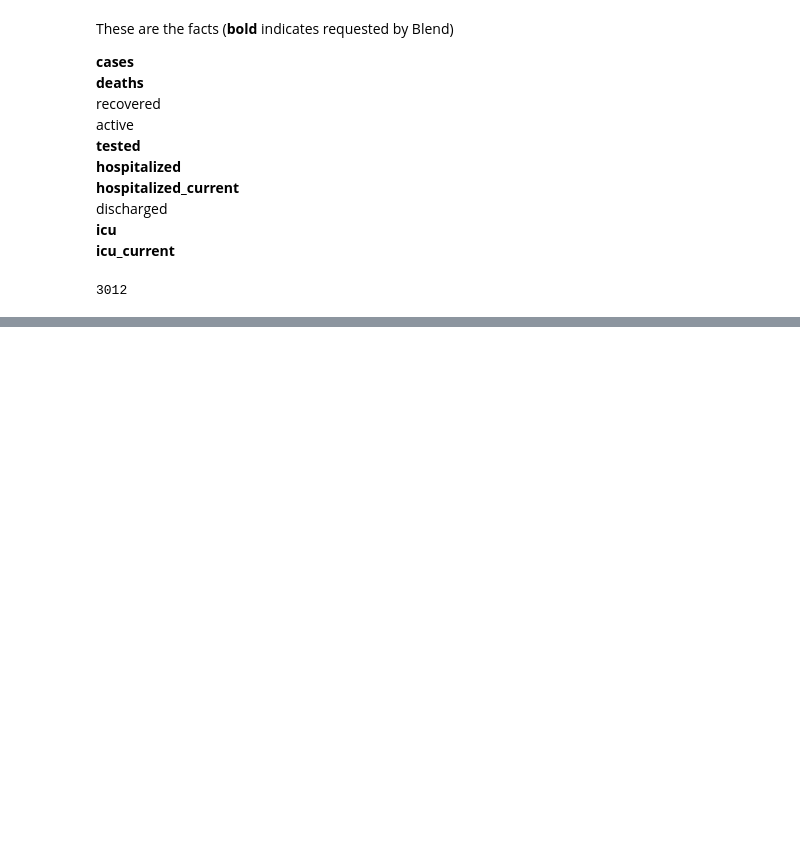
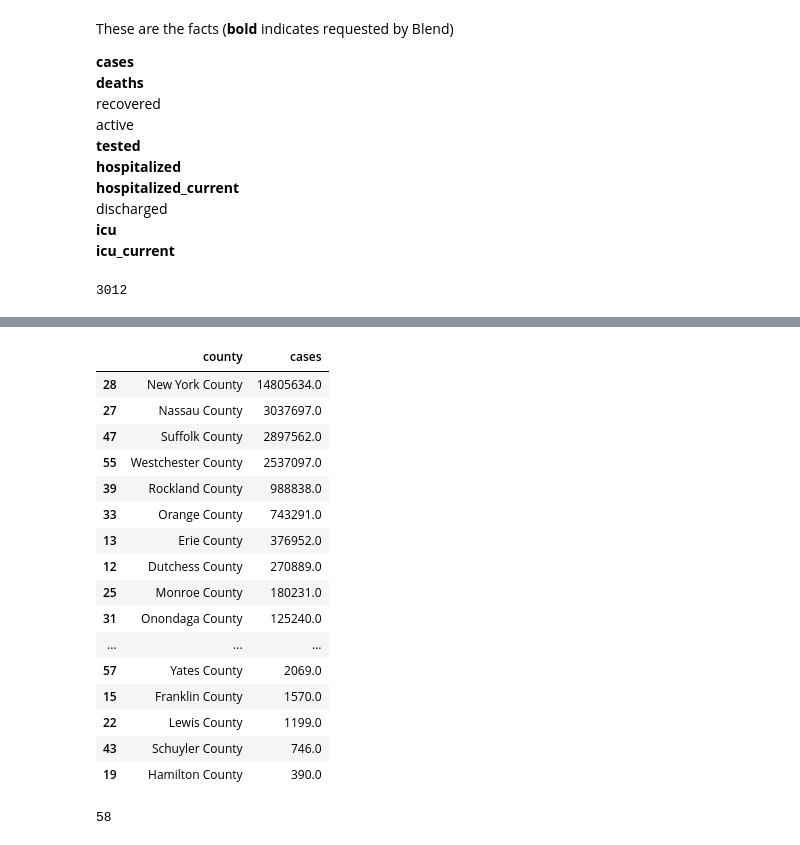
Before and after one commit to PipCourbois/miscellaneous, a Jupyter notebook: corona_data_scraper.ipynb, the cells around one changed output, grey strips where cells are left out. Drawn from its saved outputs; the diff is of its cells as text; code cells hidden in the pictures; blank space fills up the shorter version.

```diff
--- a/corona_data_scraper.ipynb
+++ b/corona_data_scraper.ipynb
@@ -159,0 +178,26 @@ current.to_csv('CDS_county_covid_06-16')
+# %%
+counties = NY.groupby(['county'], as_index=False)['cases'].sum().sort_values('cases',ascending=False)
+# %%
+counties
+# %% [output]
+|  | county | cases |
+| 28 | New York County | 14805634.0 |
+| 27 | Nassau County | 3037697.0 |
+| 47 | Suffolk County | 2897562.0 |
+| 55 | Westchester County | 2537097.0 |
+| 39 | Rockland County | 988838.0 |
+| 33 | Orange County | 743291.0 |
+| 13 | Erie County | 376952.0 |
+| 12 | Dutchess County | 270889.0 |
+| 25 | Monroe County | 180231.0 |
+| 31 | Onondaga County | 125240.0 |
+| ... | ... | ... |
+| 57 | Yates County | 2069.0 |
+| 15 | Franklin County | 1570.0 |
+| 22 | Lewis County | 1199.0 |
+| 43 | Schuyler County | 746.0 |
+| 19 | Hamilton County | 390.0 |
+# %%
+NY['county'].nunique()
+# %% [output]
+58
```
Also changed, not shown: parts of 11 cells of this notebook, 4 other files.
